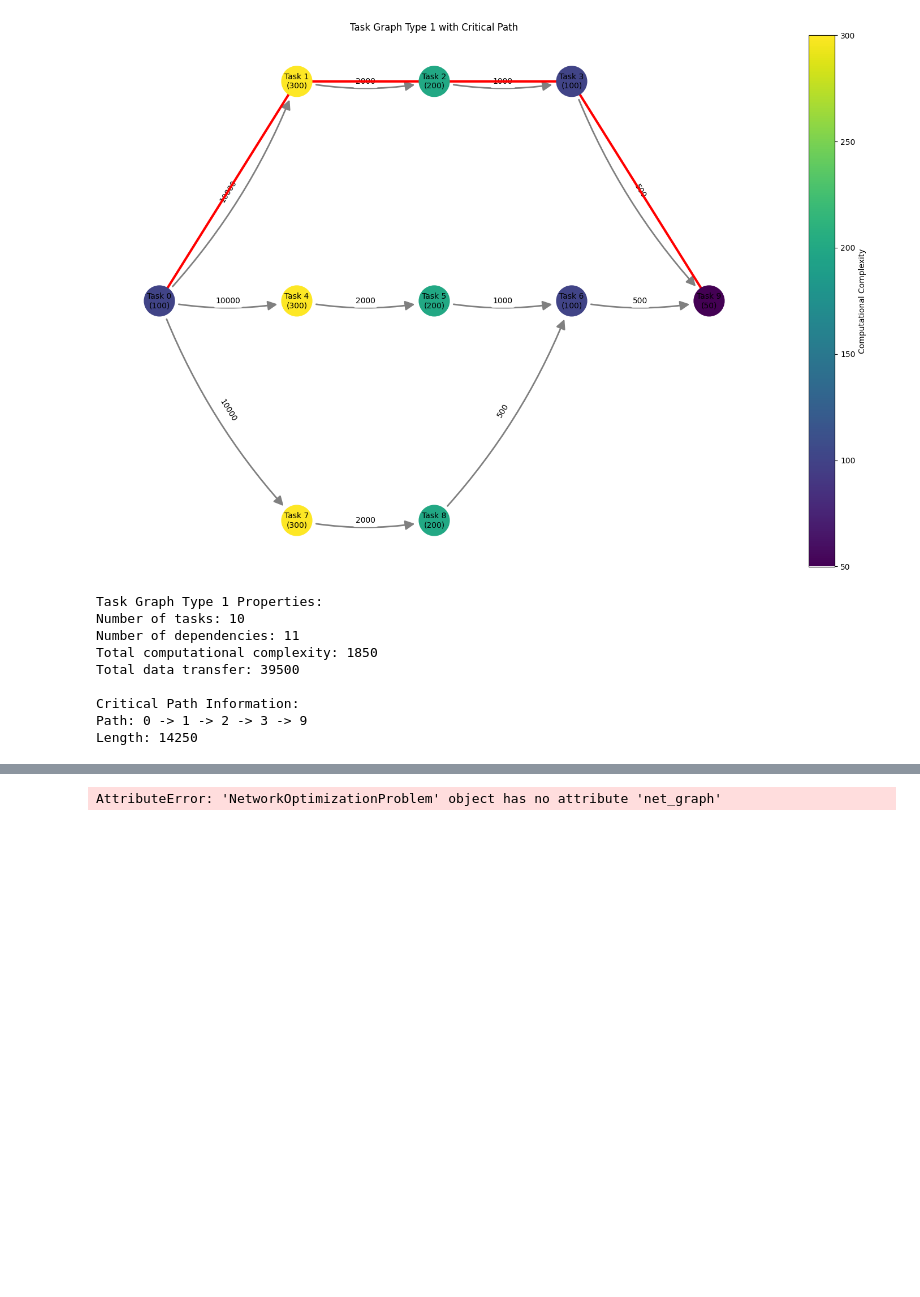
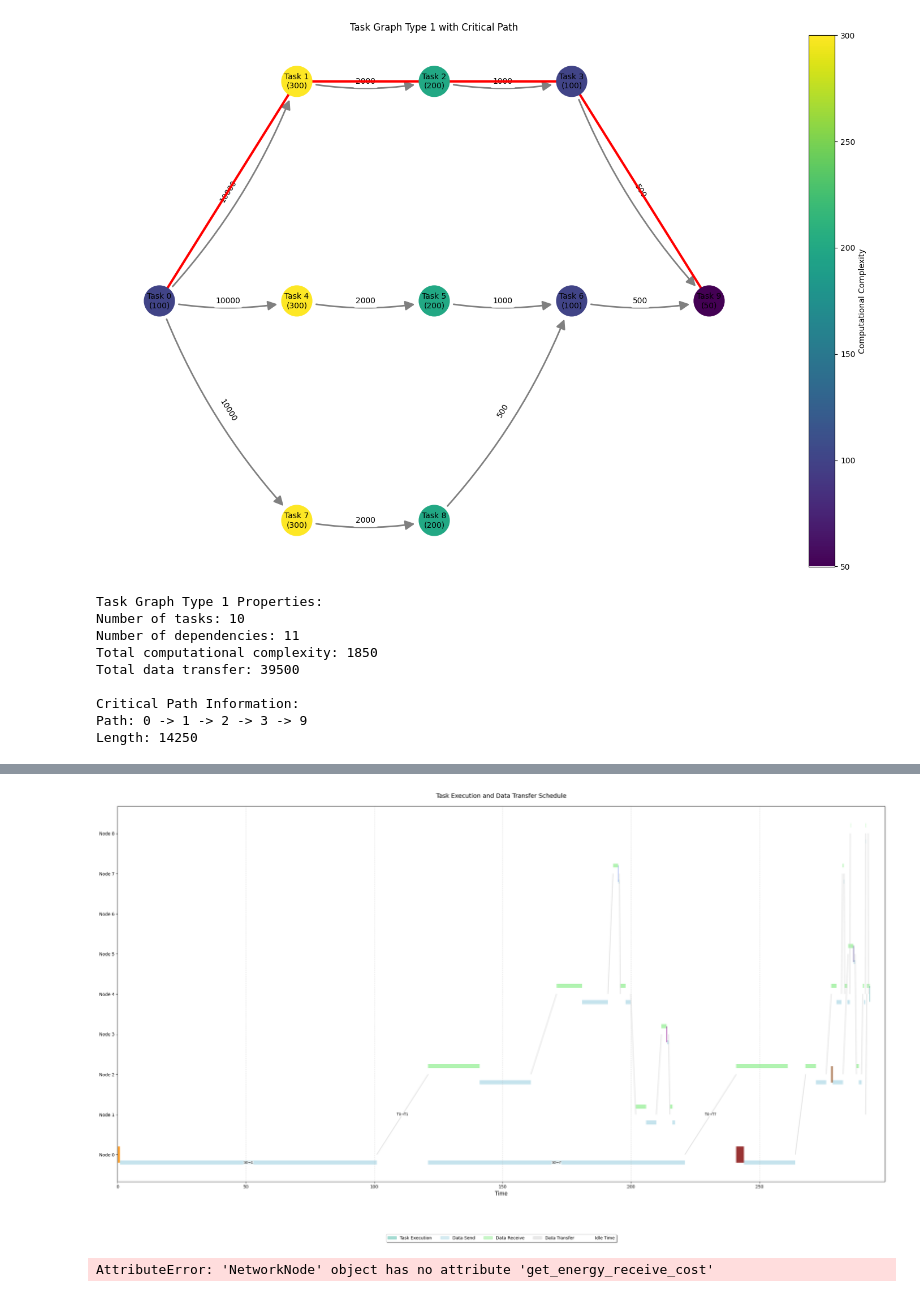
Before and after one commit to Me0n4ik/MATH, a Jupyter notebook: Обновлённые расчёты для оценки распределения в сети.ipynb, the cells around one changed output, grey strips where cells are left out. Drawn from its saved outputs; the diff is of its cells as text; code cells hidden in the pictures; blank space fills up the shorter version.

```diff
--- a/Обновлённые расчёты для оценки распределения в сети.ipynb
+++ b/Обновлённые расчёты для оценки распределения в сети.ipynb
@@ -498,0 +410,5 @@ array([0, 7, 4, 3, 0, 2, 2, 3, 0, 2])
+# %%
+problem.scheduler.calculate_schedule(solution)
+problem.scheduler.create_gantt_chart()
+# %% [output]
+[figure, added]
@@ -499,7 +495,7 @@ array([0, 7, 4, 3, 0, 2, 2, 3, 0, 2])
 # %%
-calculate_resource_costs(solution, problem)
+calculate_energy_optimized(solution, problem)
 # %% [output]
-AttributeError: 'NetworkOptimizationProblem' object has no attribute 'net_graph'
+AttributeError: 'NetworkNode' object has no attribute 'get_energy_receive_cost'
 # %%
 
 problem.convolution_evaluate_objectives(solution)
```
Also changed, not shown: parts of 11 cells of this notebook.
